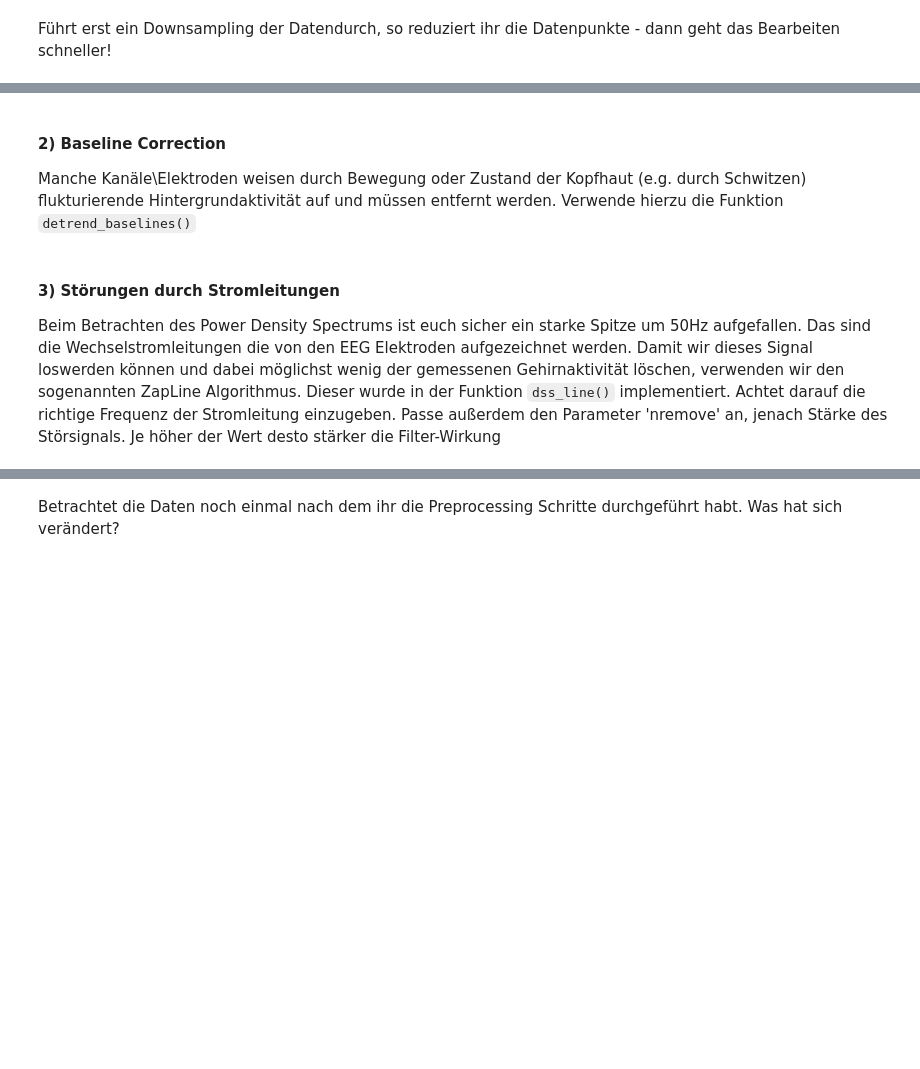
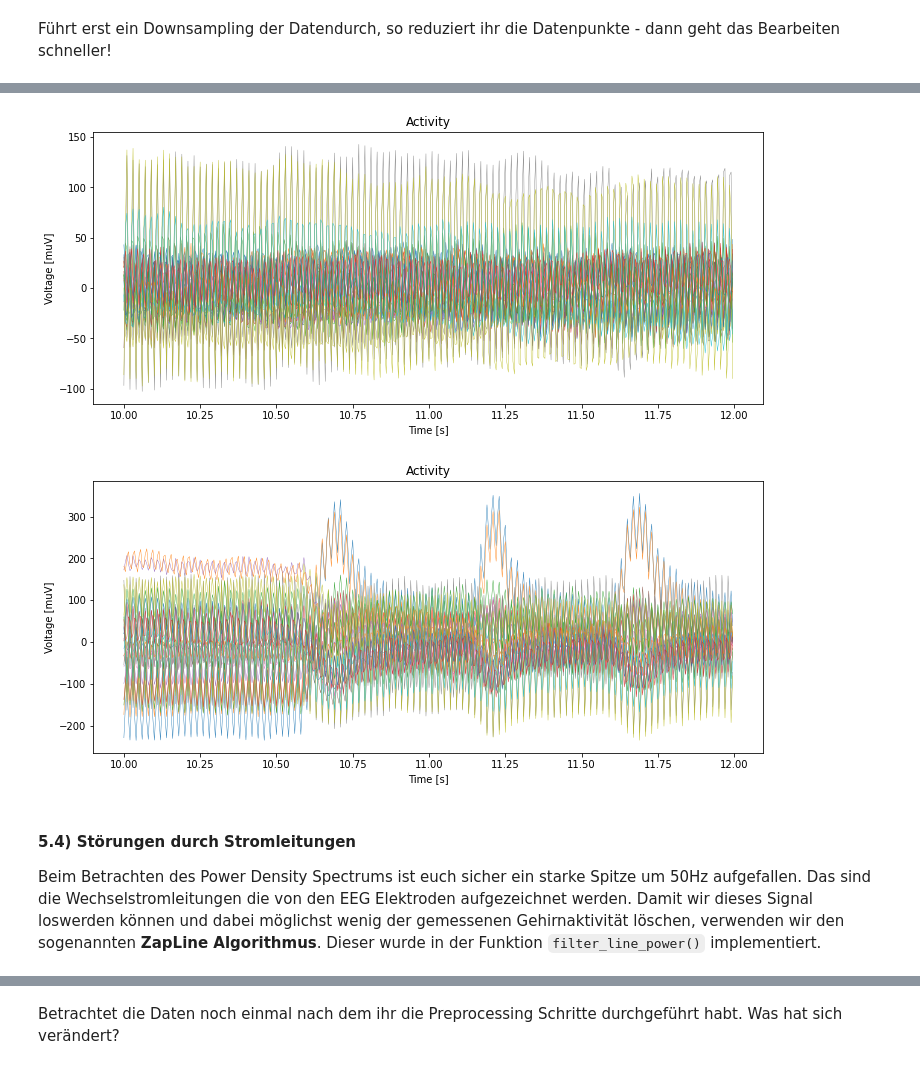
Before and after one commit to rosagross/ExperiWattMPI, a Jupyter notebook: Labbook ExperiWatt .ipynb, the cells around one changed output, grey strips where cells are left out. Saved outputs shown, nothing was run; the diff lists cells and outputs as text; code cells hidden in the pictures; blank space fills up the shorter version.

```diff
--- a/Labbook ExperiWatt .ipynb
+++ b/Labbook ExperiWatt .ipynb
@@ -163,5 +210,13 @@ raw_active_cleaned = remove_bad_channels(bads_active, raw_active)
+# %%
+bad_channels_passive = ['T7', 'P4', 'F8', 'T10', 'P7']
+bad_channels_active = ['T7', 'P4', 'F8', 'T10', 'P7']
+# %%
+# Entferne die Elektroden
+raw_passive_elect = remove_bad_channels(bad_channels_passive, raw_passive)
+raw_active_elect = remove_bad_channels(bad_channels_active, raw_active)
 # %%
-plot_signal(raw_passive_cleaned, start=10, end=12, electrodes=range(24))
+plot_signal(raw_passive_elect, start=10, end=12, electrodes=range(24))
+plot_signal(raw_active_elect, start=10, end=12, electrodes=range(24))
+# %% [output]
+[figure, added]
+[figure, added]
-# %% [markdown]
-#### 2) Baseline Correction
-Manche Kanäle\Elektroden weisen durch Bewegung oder Zustand der Kopfhaut (e.g. durch Schwitzen) flukturierende Hintergrundaktivität auf und müssen entfernt werden. Verwende hierzu die Funktion `detrend_baselines()`
@@ -176,3 +223,3 @@ plot_signal(raw_active_cleaned, start=0, end=2, electrodes=range(24))
 # %% [markdown]
-#### 3) Störungen durch Stromleitungen
-Beim Betrachten des Power Density Spectrums ist euch sicher ein starke Spitze um 50Hz aufgefallen. Das sind die Wechselstromleitungen die von den EEG Elektroden aufgezeichnet werden. Damit wir dieses Signal loswerden können und dabei möglichst wenig der gemessenen Gehirnaktivität löschen, verwenden wir den sogenannten ZapLine Algorithmus. Dieser wurde in der Funktion `dss_line()` implementiert. Achtet darauf die richtige Frequenz der Stromleitung einzugeben. Passe außerdem den Parameter 'nremove' an, jenach Stärke des Störsignals. Je höher der Wert desto stärker die Filter-Wirkung
+#### 5.4) Störungen durch Stromleitungen
+Beim Betrachten des Power Density Spectrums ist euch sicher ein starke Spitze um 50Hz aufgefallen. Das sind die Wechselstromleitungen die von den EEG Elektroden aufgezeichnet werden. Damit wir dieses Signal loswerden können und dabei möglichst wenig der gemessenen Gehirnaktivität löschen, verwenden wir den sogenannten **ZapLine Algorithmus**. Dieser wurde in der Funktion `filter_line_power()` implementiert.
```
Also changed, not shown: parts of 76 cells of this notebook, 5 other files.
